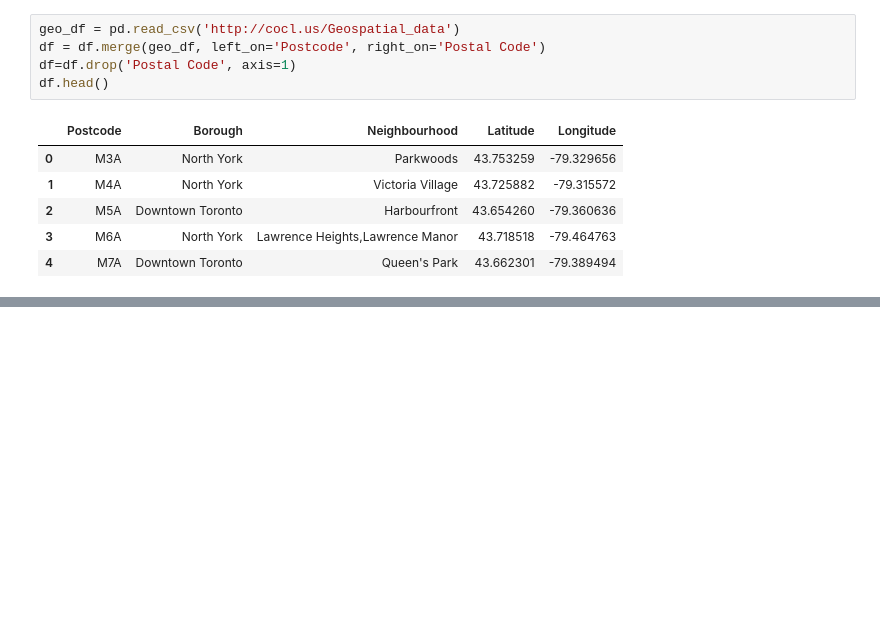
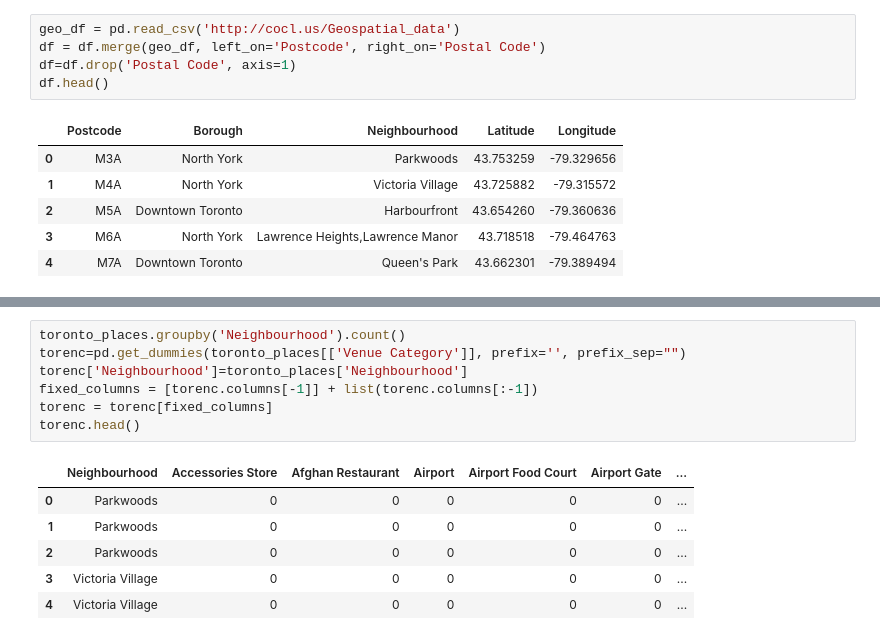
Before and after one commit to dkr99/GIT-EX, a Jupyter notebook: Toronto segmenting and clustering.ipynb, the cells around one changed output, grey strips where cells are left out. Cells and saved outputs as stored; diff of their text form; blank space fills up the shorter version.

```diff
--- a/Toronto segmenting and clustering.ipynb
+++ b/Toronto segmenting and clustering.ipynb
@@ -163,0 +257,14 @@ df.head()
+# %%
+toronto_places.groupby('Neighbourhood').count()
+torenc=pd.get_dummies(toronto_places[['Venue Category']], prefix='', prefix_sep="")
+torenc['Neighbourhood']=toronto_places['Neighbourhood']
+fixed_columns = [torenc.columns[-1]] + list(torenc.columns[:-1])
+torenc = torenc[fixed_columns]
+torenc.head()
+# %% [output]
+|  | Neighbourhood | Accessories Store | Afghan Restaurant | Airport | Airport Food Court | Airport Gate | ... |
+| 0 | Parkwoods | 0 | 0 | 0 | 0 | 0 | ... |
+| 1 | Parkwoods | 0 | 0 | 0 | 0 | 0 | ... |
+| 2 | Parkwoods | 0 | 0 | 0 | 0 | 0 | ... |
+| 3 | Victoria Village | 0 | 0 | 0 | 0 | 0 | ... |
+| 4 | Victoria Village | 0 | 0 | 0 | 0 | 0 | ... |
```
Also changed, not shown: parts of 22 cells of this notebook.
